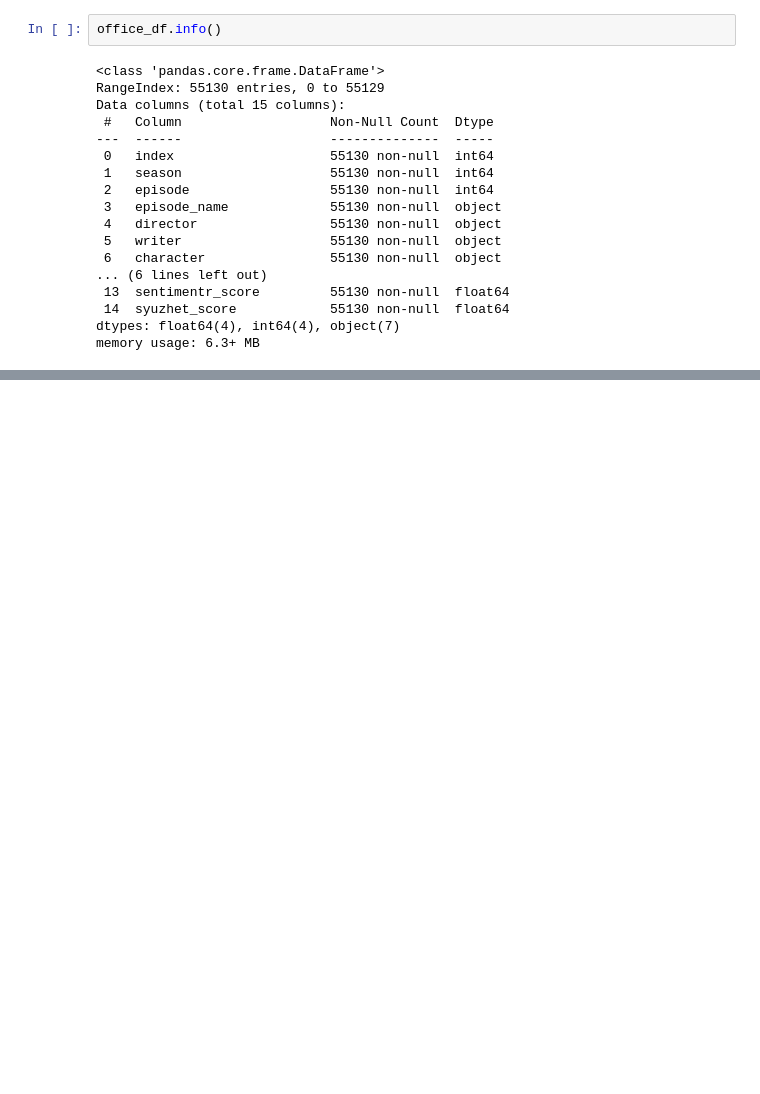
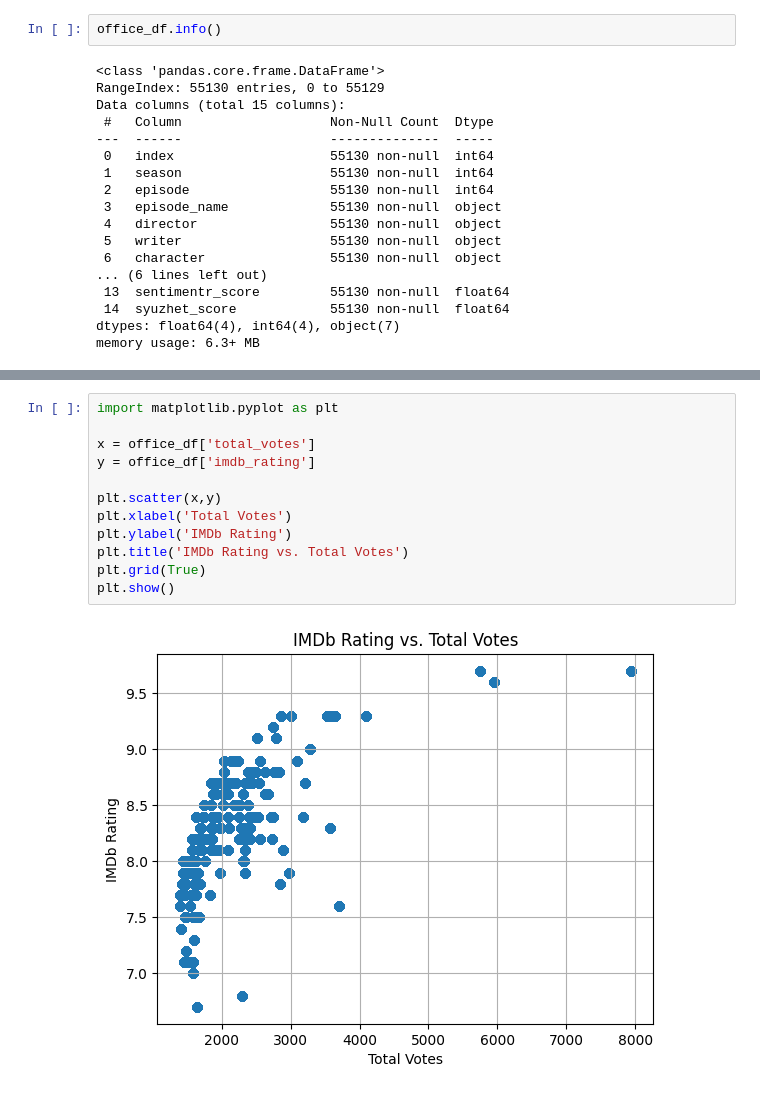
Before and after one commit to sirmelon/office-dataset, a Jupyter notebook: Office_dataset_project.ipynb, the cells around one changed output, grey strips where cells are left out. Saved outputs shown, nothing was run; the diff lists cells and outputs as text; blank space fills up the shorter version.

```diff
--- a/Office_dataset_project.ipynb
+++ b/Office_dataset_project.ipynb
@@ -127,0 +145,14 @@ office_df.head()
+# %%
+import matplotlib.pyplot as plt
+
+x = office_df['total_votes']
+y = office_df['imdb_rating']
+
+plt.scatter(x,y)
+plt.xlabel('Total Votes')
+plt.ylabel('IMDb Rating')
+plt.title('IMDb Rating vs. Total Votes')
+plt.grid(True)
+plt.show()
+# %% [output]
+[figure, added]
```
Also changed, not shown: parts of 7 cells of this notebook.
